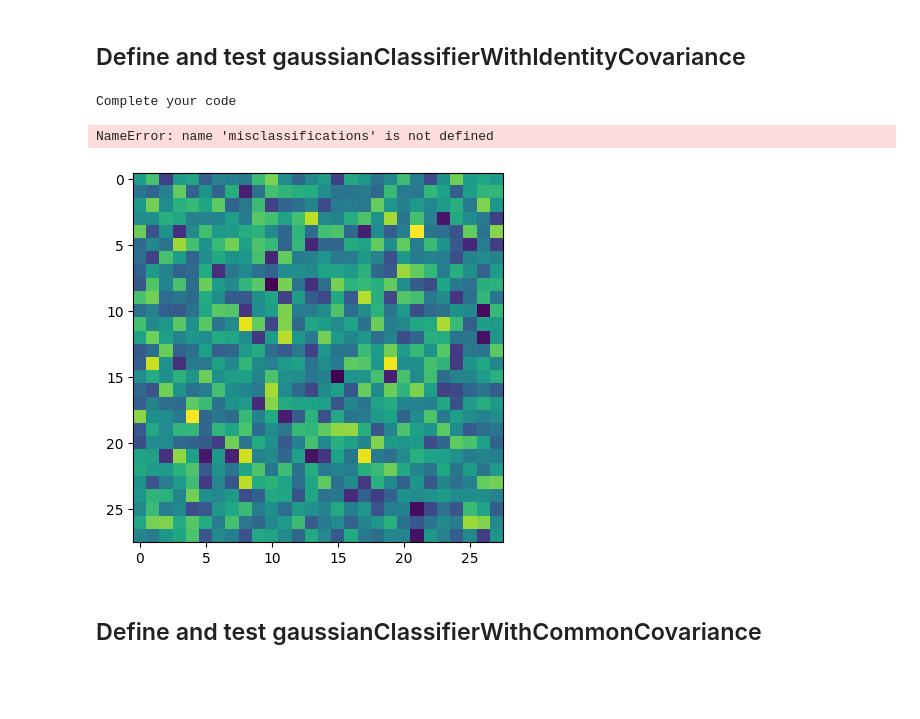
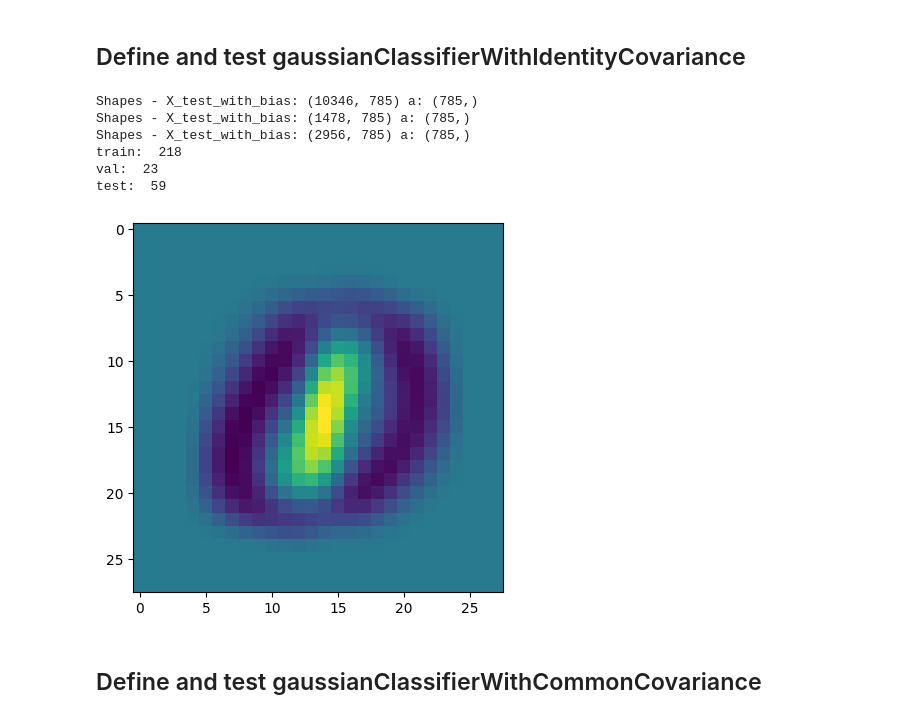
Before and after one commit to JayIke/machine-learning, a Jupyter notebook: MNIST_Classification/Project.ipynb, the cells around one changed output. Saved outputs shown, nothing was run; the diff lists cells and outputs as text; code cells hidden in the pictures; blank space fills up the shorter version.

```diff
--- a/MNIST_Classification/Project.ipynb
+++ b/MNIST_Classification/Project.ipynb
@@ -41,10 +44,13 @@ with open('temp.pickle', 'rb') as handle:
 
 # Split the data to training, testing, and validation subsets
 
-X_train, X_test, y_train, y_test = train_test_split(Xtrain, ytrain, test_size=0.3, random_state=1)
+# First split - 70% training and 30% temporary
+X_train, X_temp, y_train, y_temp = train_test_split(Xtrain, ytrain,test_size=0.3, random_state=100)
 
-X_train, X_val, y_train, y_val = train_test_split(X_train, y_train, test_size=0.14, random_state=1) # 0.25 x 0.8 = 0.2
+# Second split - 30% temporary into 20% test and 10% validation
+X_val, X_test, y_val, y_test = train_test_split(X_temp, y_temp, test_size=2/3, random_state=100)
 
+# X_train & y_train = 70%, X_test & y_test = 20%, X_val & y_val = 10%
 
-Nsamples = X_train.shape[0]
-Nfeatures = X_train.shape[1]
+Nsamples = X_train.shape[0] # samples = 10346 for 0 and 1's subset
+Nfeatures = X_train.shape[1] # features = 784
@@ -84,26 +90,56 @@ misclass2 = np.sum(class2_estimate[0] != label2[0])
 # %%
 #------TRAINING CODE --------------
 
-def gaussianClassifierWithIdentityCovariance(Xtrain,ytrain):
+from matplotlib.cbook import flatten
 
-    a = 0.01*np.random.randn(Nfeatures+1,1)
-    print("Complete your code")
+
+def gaussianClassifierWithIdentityCovariance(Xtrain1,ytrain1):
+    # X*I=X, the result is the original matrix, hence:
+
+    # Separate the data into two classes
+    class_1_data =  Xtrain1[ytrain1 == 0]
+    class_2_data = Xtrain1[ytrain1 == 1]
+
+    # Estimate mean vectors
+    mu1 = np.mean(class_1_data, axis=0)
+    mu2 = np.mean(class_2_data, axis=0)
+    #a = 0.01*np.random.randn(Nfeatures+1,1)
+
+    # Reshape for concatenation
+    #mu1 = mu1.reshape((mu1.shape[0], 1))
+    #mu2 = mu2.reshape((mu2.shape[0], 1))
+
+    # Discriminate function coefficients
+    a = np.concatenate([(mu2 - mu1), -0.5 * (mu1 + mu2)])
+
+
+
+
 
     return a
     #YOUR CODE HERE
 
 
 #------SIMPLE TESTING ON THE TRAINING DATA ITSELF --------------
 a = gaussianClassifierWithIdentityCovariance(X_train,y_train)
+# a = a.flatten()
 plt.imshow(np.reshape(a[0:784],(28,28)))
+a = np.reshape(a[0:785],785)
 
 train = testLinearClassifier(a,X_train,y_train)
 val = testLinearClassifier(a,X_val,y_val)
 test = testLinearClassifier(a,X_test,y_test)
+print('train: ', train)
+print('val: ', val)
+print('test: ', test)
 # %% [output]
-Complete your code
+Shapes - X_test_with_bias: (10346, 785) a: (785,)
+Shapes - X_test_with_bias: (1478, 785) a: (785,)
+Shapes - X_test_with_bias: (2956, 785) a: (785,)
+train:  218
+val:  23
+test:  59
-NameError: name 'misclassifications' is not defined
-[figure, old version]
+[figure, new version]
 # %% [markdown]
 ## Define and test gaussianClassifierWithCommonCovariance
 # %%
```
Also changed, not shown: parts of 10 cells of this notebook, 1 other file.
